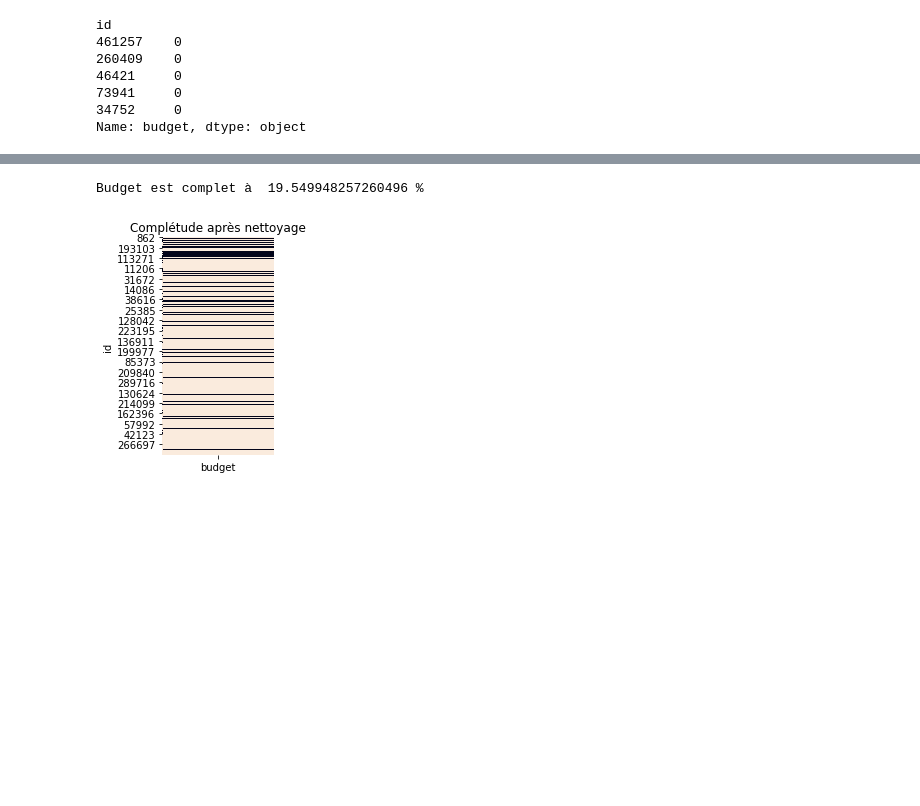
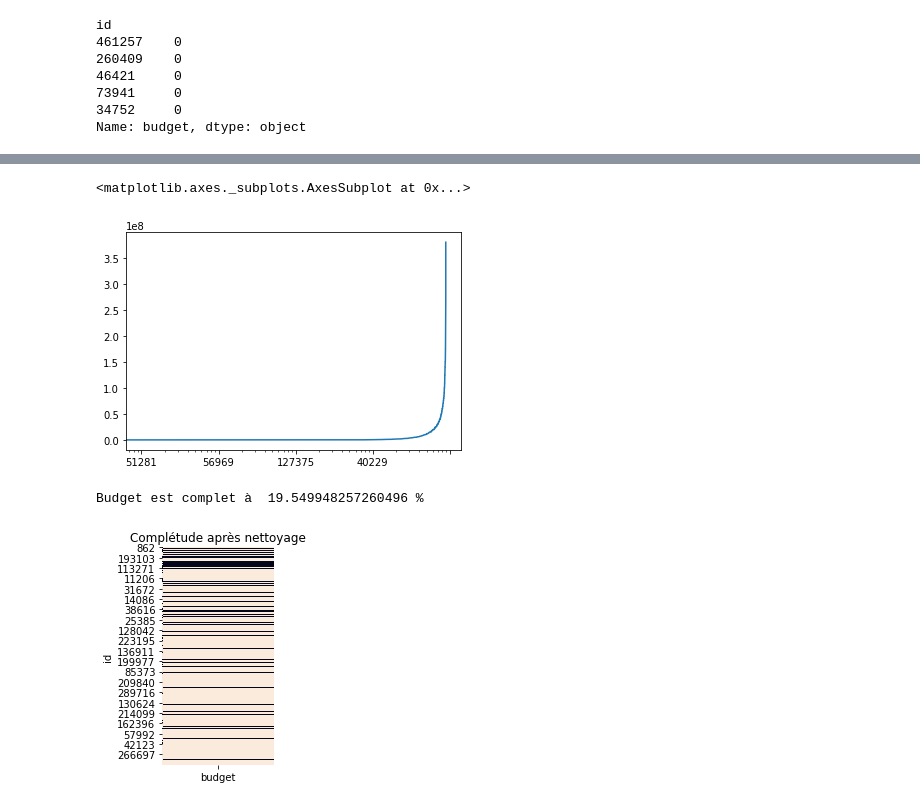
Before and after one commit to marie-ganon/Projet-Python-S1, a Jupyter notebook: Scraping_nettoyage.ipynb, the cells around one changed output, grey strips where cells are left out. Drawn from its saved outputs; the diff is of its cells as text; code cells hidden in the pictures; blank space fills up the shorter version.

```diff
--- a/Scraping_nettoyage.ipynb
+++ b/Scraping_nettoyage.ipynb
@@ -709,3 +715,8 @@ Name: budget, dtype: object
+# %%
+df.budget[df.budget > 0].sort_values().plot(logx=True,logy=False)
+# %% [output]
+<matplotlib.axes._subplots.AxesSubplot at 0x...>
+[figure, added]
 # %%
 fig, ax = plt.subplots(figsize=(2,4))
 sns.heatmap(df[['budget']]==0,cbar=False)
```
Also changed, not shown: parts of 18 cells of this notebook.
